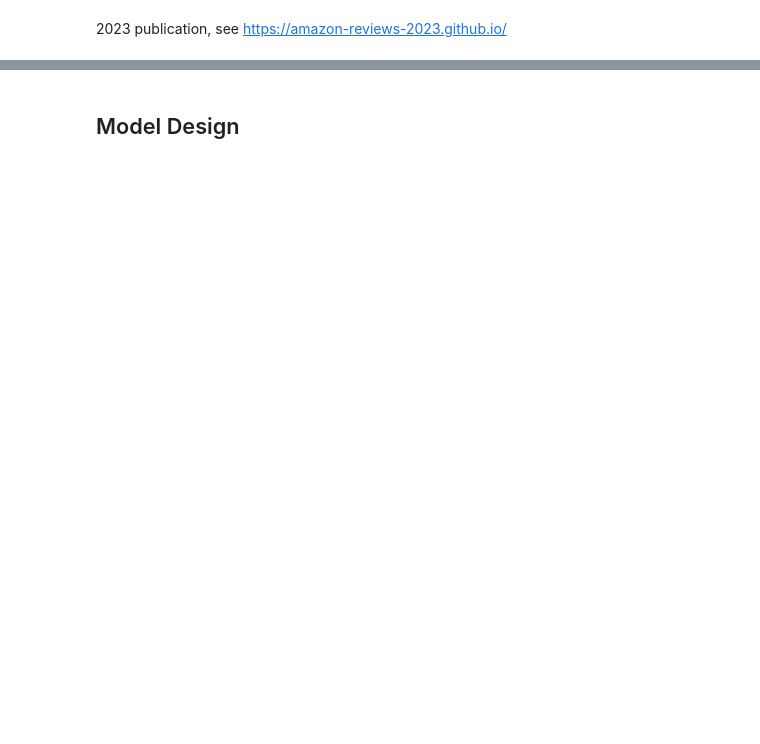
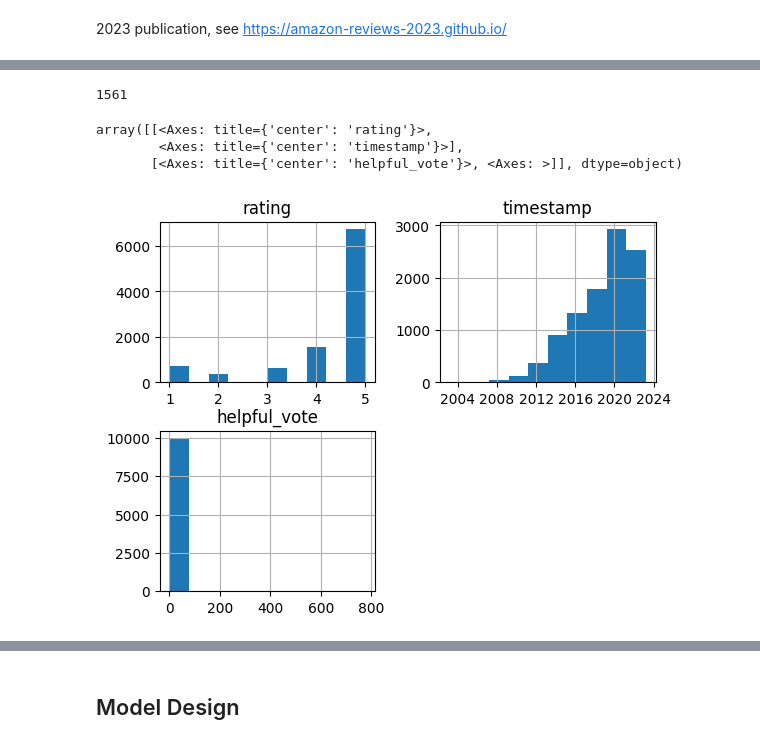
Before and after one commit to auto-d/deepcart, a Jupyter notebook: notebooks/eda.ipynb, the cells around one changed output, grey strips where cells are left out. Drawn from its saved outputs; the diff is of its cells as text; code cells hidden in the pictures; blank space fills up the shorter version.

```diff
--- a/notebooks/eda.ipynb
+++ b/notebooks/eda.ipynb
@@ -77,0 +76,2 @@ df = pd.read_json("../data/meta_Electronics.jsonl", lines=True, nrows=10000)
+# %%
+reviews = pd.read_json('../data/2023/Electronics.jsonl', lines=True, nrows=10000)
@@ -77,0 +101,11 @@ df = pd.read_json("../data/meta_Electronics.jsonl", lines=True, nrows=10000)
+# %%
+len(reviews.user_id.unique())
+# %% [output]
+1561
+# %%
+reviews.hist()
+# %% [output]
+array([[<Axes: title={'center': 'rating'}>,
+        <Axes: title={'center': 'timestamp'}>],
+       [<Axes: title={'center': 'helpful_vote'}>, <Axes: >]], dtype=object)
+[figure, added]
```
Also changed, not shown: parts of 25 cells of this notebook, 1 other file.
